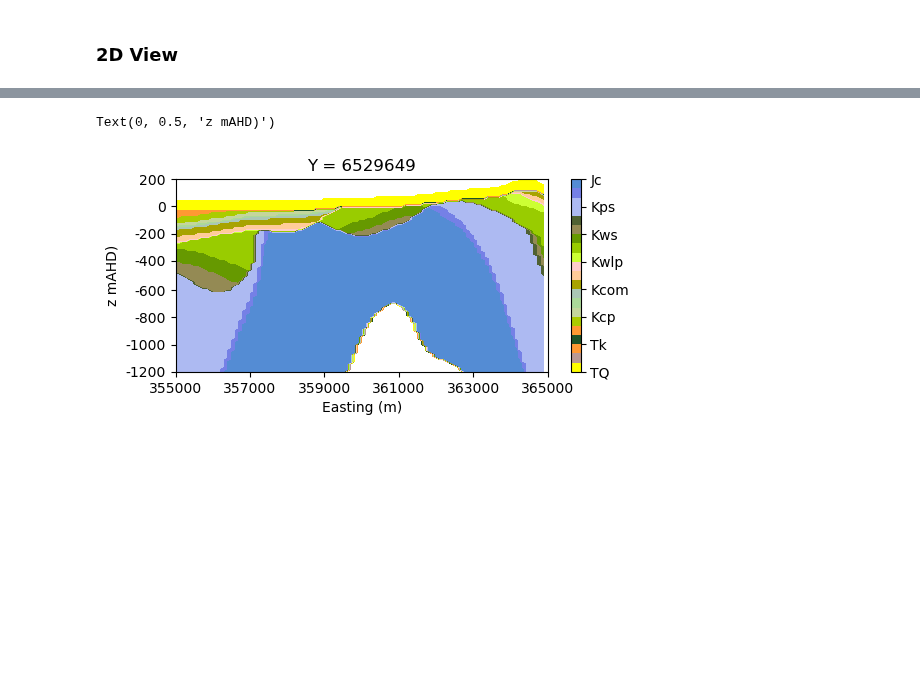
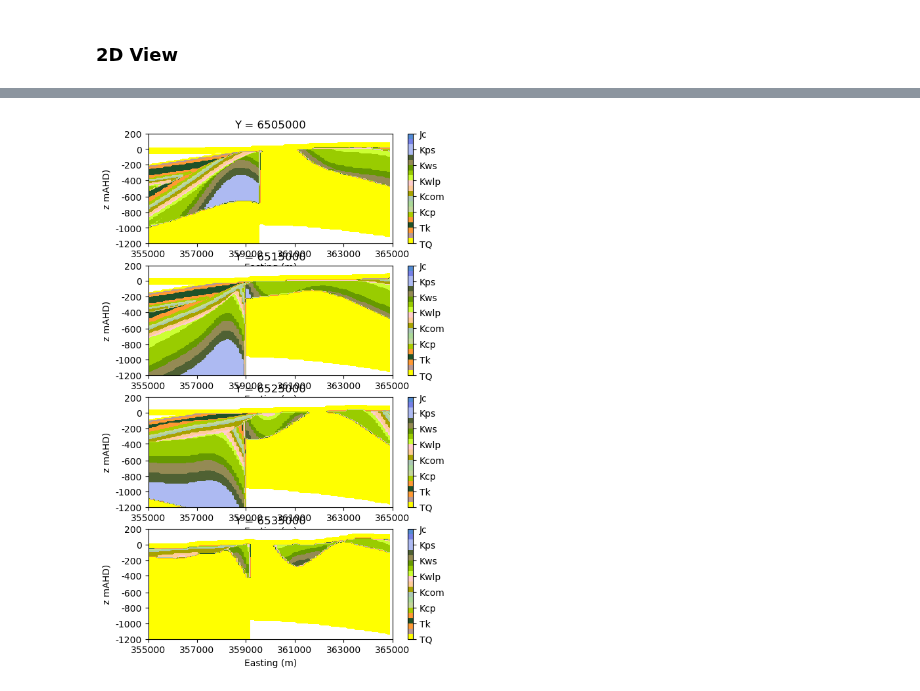
Before and after one commit to malvina-chmielarski/Otorowiri, a Jupyter notebook: Model/Progress_notebook_KB.ipynb, the cells around one changed output, grey strips where cells are left out. Saved outputs shown, nothing was run; the diff lists cells and outputs as text; code cells hidden in the pictures; blank space fills up the shorter version.

```diff
--- a/Model/Progress_notebook_KB.ipynb
+++ b/Model/Progress_notebook_KB.ipynb
@@ -30,7 +30,7 @@ Crop to desired area and delete columns of less than 2 data points
 # %%
 df = bore_info.copy()
 #x0, x1, y0, y1, z0, z1 = 355000, 402000, 6522000, 6534000, -1200, 200
-x0, x1, y0, y1, z0, z1 = 355000, 402000, 6503000, 6532000, -1200, 200
+x0, x1, y0, y1, z0, z1 = 355000, 402000, 6500000, 6540000, -1200, 200
 , -1200, 200 # Whole Block
 df = df.loc[(df['Northing'] >= y0)]
 df = df.loc[(df['Northing'] <= y1)]
@@ -355,7 +346,7 @@ intermediate_axis = 0 # fault_vertical_radius
 strike, dip = fault_azimuth, 270
 
 # Make cloud of points along fault plane
-nh = 20 # points  in x/y plane
+nh = 50 # points  in x/y plane
 x_array, y_array = [], [] # arrays to create points along fault
 x_array.append(fx1)
 y_array.append(fy1)
@@ -548,2 +540,16 @@ WARNING: 2024-04-04 01:07:12,008: _discrete_interpolator.py:796 -- No solution,
 # %% [markdown]
 ### Add Stratigraphy Column
+# %%
+stratigraphic_column = {}
+stratigraphic_column["Quaternary"] = {}
+stratigraphic_column["Tertiary"] = {}
+stratigraphic_column["Coolyena"] = {}
+stratigraphic_column["Warnbro"] = {}
+stratigraphic_column["Yarragadee"] = {}
+
+for i in range(1,len(strat)-1,1):
+    print(strat.sequences[i])
+    stratigraphic_column[strat.sequences[i]][strat.lithcode[i]] = {'min' : strat.vals[i], 'max' : strat.vals[i-1], 'color' : strat.color[i]}
+
+geomodel.set_stratigraphic_column(stratigraphic_column)
+geomodel.update()
@@ -578,20 +643,21 @@ for i in range(len(vdum)-2,-1,-1):
 # %%
 #plt.imshow(Lith,origin = 'lower')
-plt.figure(figsize=(6,2.5))
-plt.contourf(Lith,[0,1,2,3,4,5,6,7,8,9,10,11,12,13,14,15,16,17,18,19,20,21],
-            colors = strat['color'][1:])
-cbar = plt.colorbar()
-cbar.ax.set_yticklabels(lithcodes[1:])
-plt.title("Y = 6529649")
-plt.xticks([0,20,40,60,80,100],[x0,x0+2000,x0+4000,x0+6000,x0 + 8000, x0 + 10000])
-plt.xlabel('Easting (m)')
-yticks  = []
-yvals = [-1200,-1000,-800,-600,-400,-200,0,200]
-for ydum in yvals:
-    n = np.argmin(abs(ydum-z))
-    yticks.append(n)
-plt.yticks(yticks,yvals)
-plt.ylabel('z mAHD)')
+plt.figure(figsize=(6,10))
+for i in range(4):
+    plt.subplot(4,1,i+1)
+    plt.contourf(V[i],[0,1,2,3,4,5,6,7,8,9,10,11,12,13,14,15,16,17,18,19,20,21],
+                colors = strat['color'][1:])
+    cbar = plt.colorbar()
+    cbar.ax.set_yticklabels(lithcodes[1:])
+    plt.title("Y = "+ str(y_transects[i]))
+    plt.xticks([0,20,40,60,80,100],[x0,x0+2000,x0+4000,x0+6000,x0 + 8000, x0 + 10000])
+    plt.xlabel('Easting (m)')
+    yticks  = []
+    yvals = [-1200,-1000,-800,-600,-400,-200,0,200]
+    for ydum in yvals:
+        n = np.argmin(abs(ydum-z))
+        yticks.append(n)
+    plt.yticks(yticks,yvals)
+    plt.ylabel('z mAHD)')
 # %% [output]
-Text(0, 0.5, 'z mAHD)')
-[figure, old version]
+[figure, new version]
```
Also changed, not shown: parts of 9 cells of this notebook, 2 other files.
